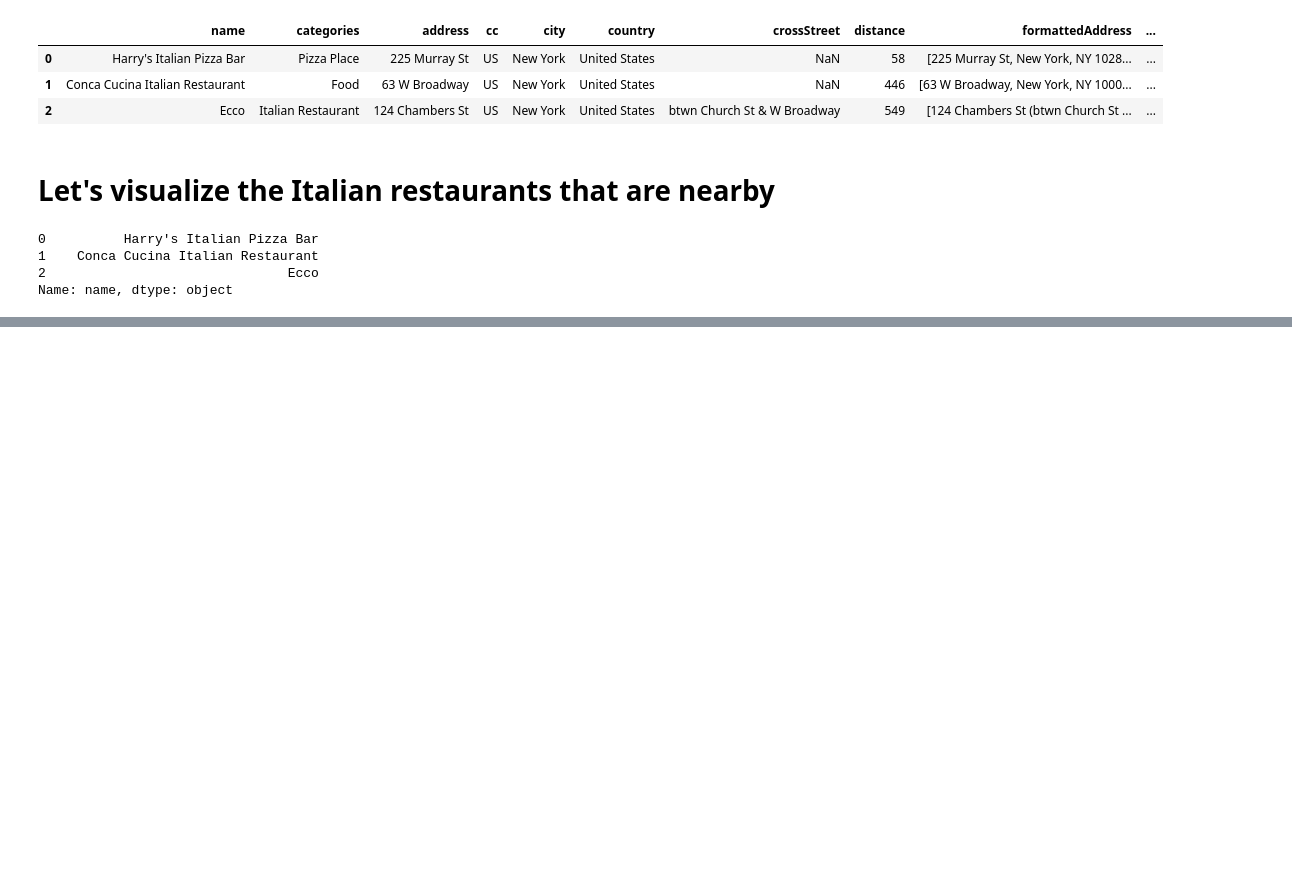
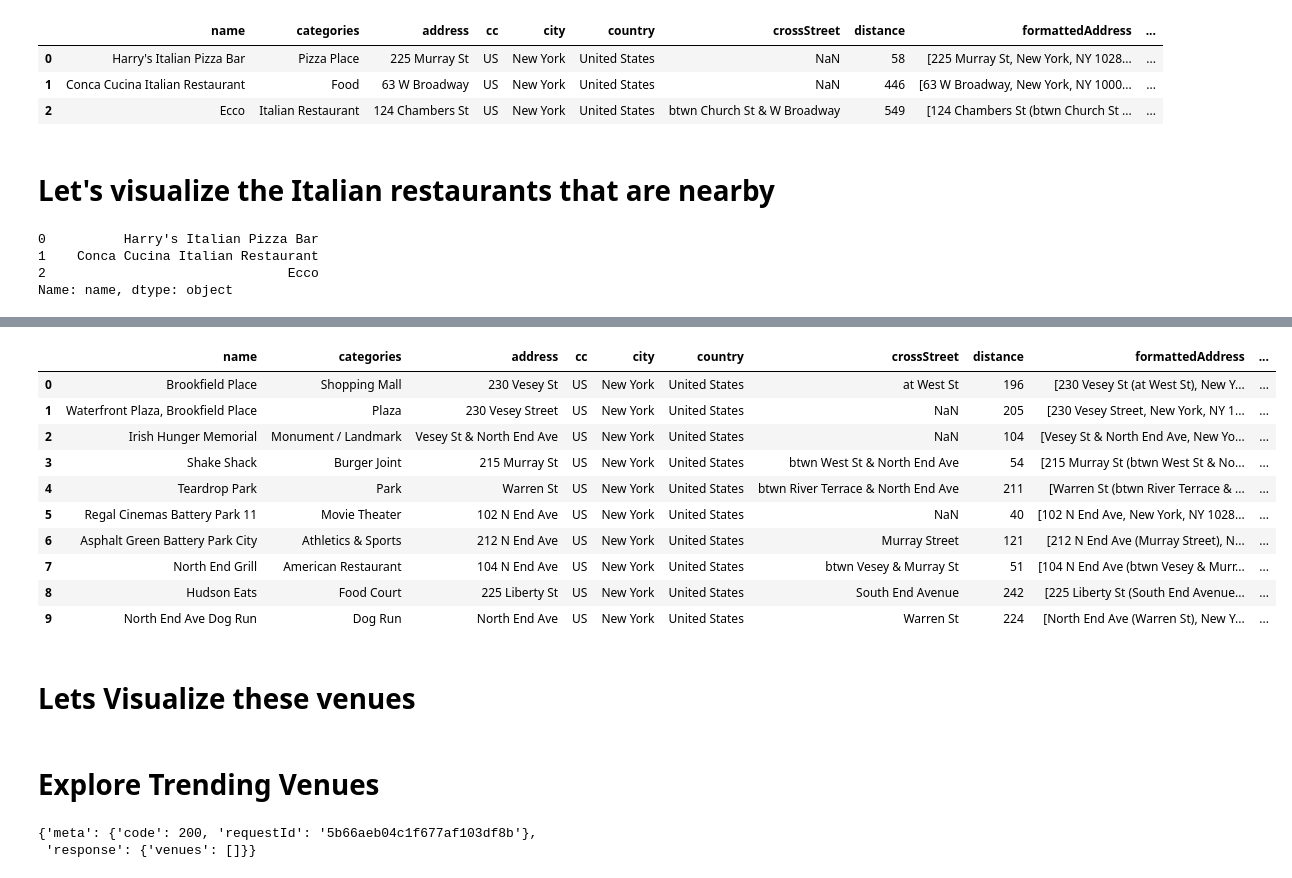
Before and after one commit to ArvindSai/Coursera-capstone-project, a Jupyter notebook: Capstone_Intro_Notebook.ipynb, the cells around one changed output, grey strips where cells are left out. Saved outputs shown, nothing was run; the diff lists cells and outputs as text; code cells hidden in the pictures; blank space fills up the shorter version.

```diff
--- a/Capstone_Intro_Notebook.ipynb
+++ b/Capstone_Intro_Notebook.ipynb
@@ -226,0 +519,3 @@ venues_map
+# %%
+url = 'https://api.foursquare.com/v2/venues/explore?client_id={}&client_secret={}&ll={},{}&v={}'.format(CLIENT_ID,CLIENT_SECRET,latitude,longitude,VERSION)
+url
@@ -226,0 +524,6 @@ venues_map
+# %%
+result = requests.get(url).json()
+len(result['response']['groups'][0]['items'])
+
+items = result['response']['groups'][0]['items']
+items
@@ -226,0 +548,29 @@ venues_map
+# %%
+# flatten items into dataframe
+dataframe = json_normalize(items)
+dataframe
+
+# filter only required columns
+filtered_columns = ['venue.name','venue.categories'] + [col for col in dataframe.columns if col.startswith('venue.location')] + ['venue.id']
+dataframe_filtered = dataframe.loc[:,filtered_columns]
+dataframe_filtered
+
+dataframe_filtered['venue.categories'] = dataframe_filtered.apply(get_category_type,axis=1)
+
+# clean columns
+dataframe_filtered.columns = [column.split('.')[-1] for column in dataframe_filtered.columns]
+dataframe_filtered.head(10)
+# %% [output]
+|  | name | categories | address | cc | city | country | crossStreet | distance | formattedAddress | ... |
+| 0 | Brookfield Place | Shopping Mall | 230 Vesey St | US | New York | United States | at West St | 196 | [230 Vesey St (at West St), New Y... | ... |
+| 1 | Waterfront Plaza, Brookfield Place | Plaza | 230 Vesey Street | US | New York | United States | NaN | 205 | [230 Vesey Street, New York, NY 1... | ... |
+| 2 | Irish Hunger Memorial | Monument / Landmark | Vesey St & North End Ave | US | New York | United States | NaN | 104 | [Vesey St & North End Ave, New Yo... | ... |
+| 3 | Shake Shack | Burger Joint | 215 Murray St | US | New York | United States | btwn West St & North End Ave | 54 | [215 Murray St (btwn West St & No... | ... |
+| 4 | Teardrop Park | Park | Warren St | US | New York | United States | btwn River Terrace & North End Ave | 211 | [Warren St (btwn River Terrace & ... | ... |
+| 5 | Regal Cinemas Battery Park 11 | Movie Theater | 102 N End Ave | US | New York | United States | NaN | 40 | [102 N End Ave, New York, NY 1028... | ... |
+| 6 | Asphalt Green Battery Park City | Athletics & Sports | 212 N End Ave | US | New York | United States | Murray Street | 121 | [212 N End Ave (Murray Street), N... | ... |
+| 7 | North End Grill | American Restaurant | 104 N End Ave | US | New York | United States | btwn Vesey & Murray St | 51 | [104 N End Ave (btwn Vesey & Murr... | ... |
+| 8 | Hudson Eats | Food Court | 225 Liberty St | US | New York | United States | South End Avenue | 242 | [225 Liberty St (South End Avenue... | ... |
+| 9 | North End Ave Dog Run | Dog Run | North End Ave | US | New York | United States | Warren St | 224 | [North End Ave (Warren St), New Y... | ... |
+# %% [markdown]
+# Lets Visualize these venues
@@ -226,0 +600,12 @@ venues_map
+# %% [markdown]
+# Explore Trending Venues
+# %%
+# define URL
+url = 'https://api.foursquare.com/v2/venues/trending?client_id={}&client_secret={}&ll={},{}&v={}'.format(CLIENT_ID, CLIENT_SECRET, latitude, longitude, VERSION)
+
+# send GET request and get trending venues
+results = requests.get(url).json()
+results
+# %% [output]
+{'meta': {'code': 200, 'requestId': '5b66aeb04c1f677af103df8b'},
+ 'response': {'venues': []}}
```
Also changed, not shown: parts of 40 cells of this notebook.
